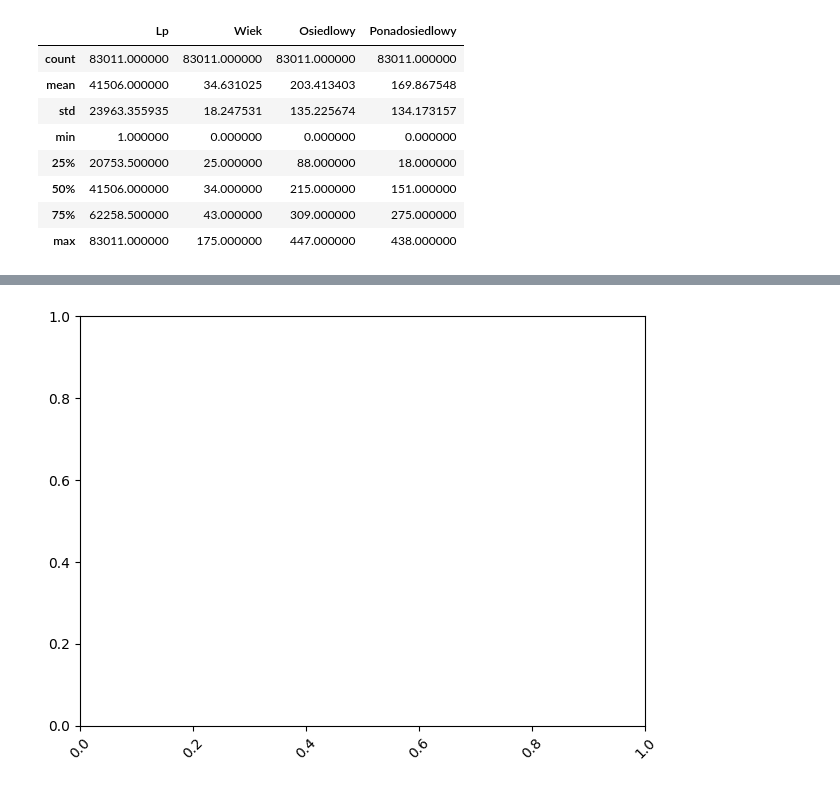
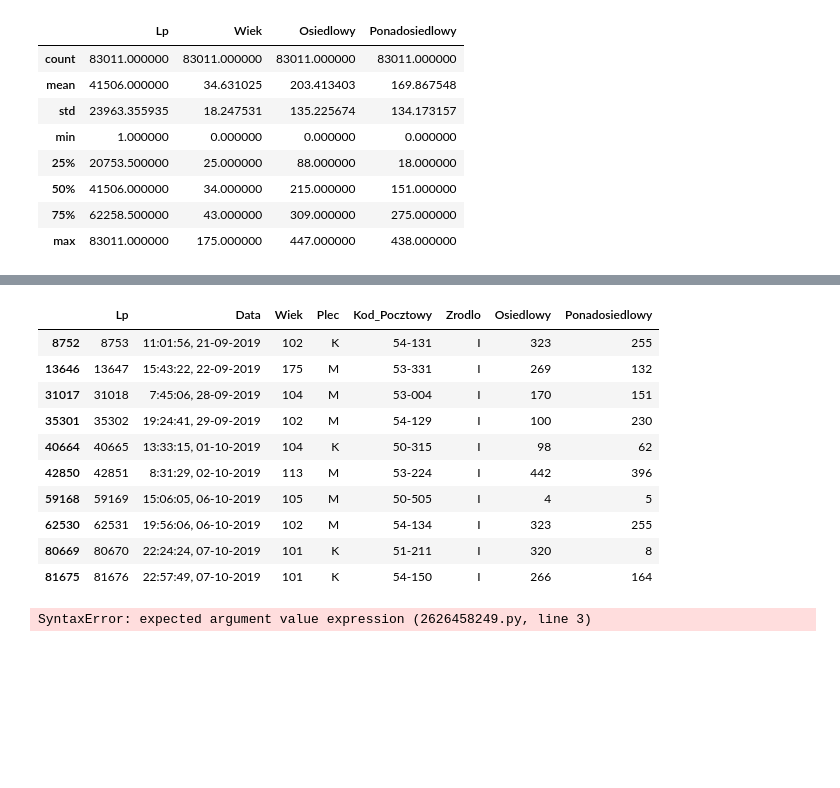
Before and after one commit to Vektor79/Zadania, a Jupyter notebook: 05_Wykresy/Materiały_na_zjazd/02_Wykresy/03_Zaawansowane wykresy/3_Wrocławski budżet partycypacyjny.ipynb, the cells around one changed output, grey strips where cells are left out. Drawn from its saved outputs; the diff is of its cells as text; code cells hidden in the pictures; blank space fills up the shorter version.

```diff
--- a/05_Wykresy/Materiały_na_zjazd/02_Wykresy/03_Zaawansowane wykresy/3_Wrocławski budżet partycypacyjny.ipynb
+++ b/05_Wykresy/Materiały_na_zjazd/02_Wykresy/03_Zaawansowane wykresy/3_Wrocławski budżet partycypacyjny.ipynb
@@ -67,8 +76,24 @@ df.describe()
+# %%
+    # na powyższym wykresie widać, że outlayer wartość odstająca 175 i z nią coś jest nie tak, więc szukamy jej:
+
+df.loc[df["Wiek"] > 100]
+# %% [output]
+|  | Lp | Data | Wiek | Plec | Kod_Pocztowy | Zrodlo | Osiedlowy | Ponadosiedlowy |
+| 8752 | 8753 | 11:01:56, 21-09-2019 | 102 | K | 54-131 | I | 323 | 255 |
+| 13646 | 13647 | 15:43:22, 22-09-2019 | 175 | M | 53-331 | I | 269 | 132 |
+| 31017 | 31018 | 7:45:06, 28-09-2019 | 104 | M | 53-004 | I | 170 | 151 |
+| 35301 | 35302 | 19:24:41, 29-09-2019 | 102 | M | 54-129 | I | 100 | 230 |
+| 40664 | 40665 | 13:33:15, 01-10-2019 | 104 | K | 50-315 | I | 98 | 62 |
+| 42850 | 42851 | 8:31:29, 02-10-2019 | 113 | M | 53-224 | I | 442 | 396 |
+| 59168 | 59169 | 15:06:05, 06-10-2019 | 105 | M | 50-505 | I | 4 | 5 |
+| 62530 | 62531 | 19:56:06, 06-10-2019 | 102 | M | 54-134 | I | 323 | 255 |
+| 80669 | 80670 | 22:24:24, 07-10-2019 | 101 | K | 51-211 | I | 320 | 8 |
+| 81675 | 81676 | 22:57:49, 07-10-2019 | 101 | K | 54-150 | I | 266 | 164 |
 # %%
-fig, ax = plt.subplots()
+fig, ax = plt.subplots(figsize=(12, 8))
 
-
-
+ax.hist(df["Wiek"], bins=)
+    # wzór ile ma być "koszyków" w zbiorze czyli tych przedziałów na osi
 
 
 
@@ -80,4 +105,4 @@ plt.xticks(rotation=45)
 plt.tight_layout()
 plt.show()
 # %% [output]
-[figure, removed]
+SyntaxError: expected argument value expression (2626458249.py, line 3)
```
Also changed, not shown: parts of 2 cells of this notebook.
